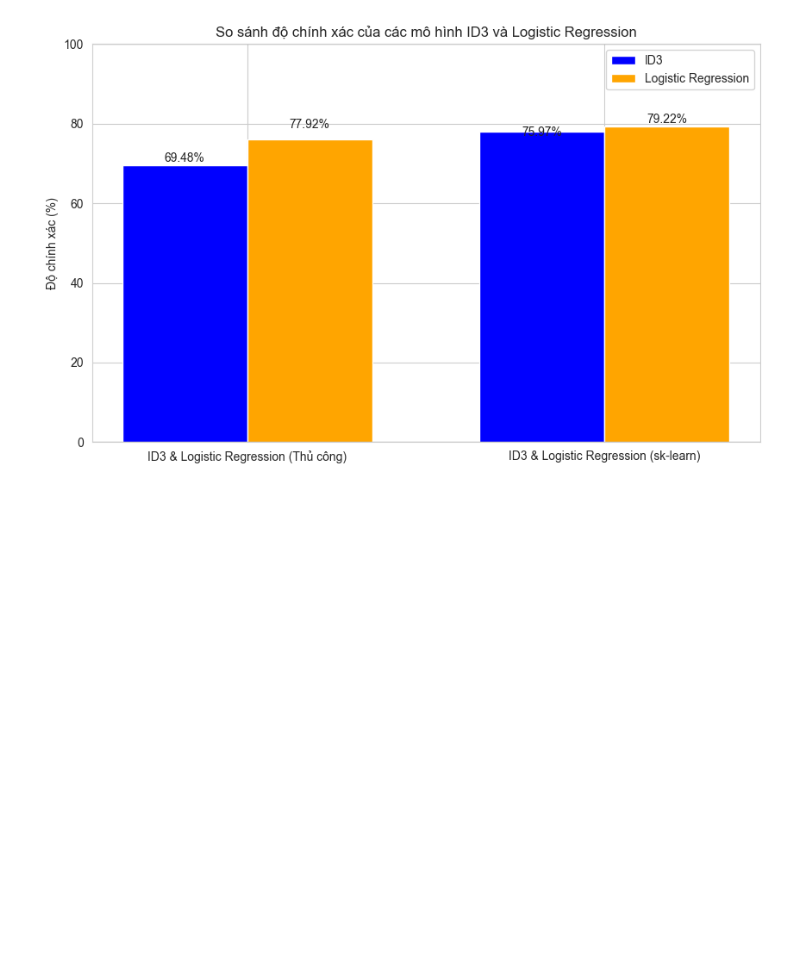
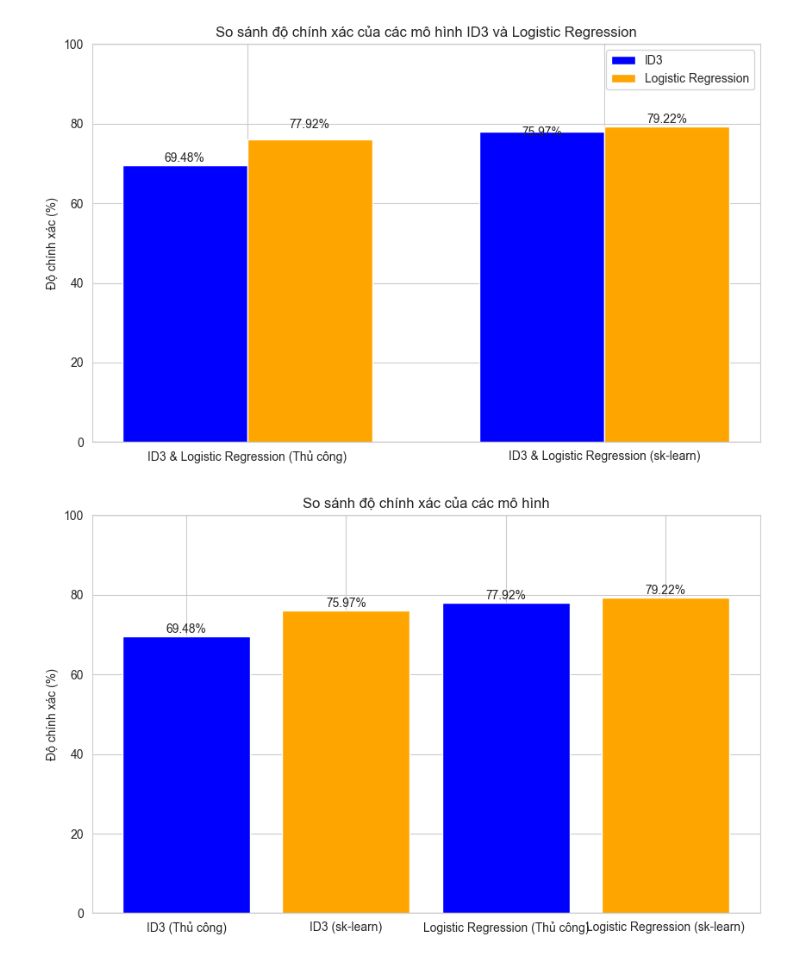
Before and after one commit to qnhat2004/Machine-learning, a Jupyter notebook: Diabetes-Prediction.ipynb, the cells around one changed output. Drawn from its saved outputs; the diff is of its cells as text; code cells hidden in the pictures; blank space fills up the shorter version.

```diff
--- a/Diabetes-Prediction.ipynb
+++ b/Diabetes-Prediction.ipynb
@@ -708,3 +702,36 @@ plt.legend()
 plt.show()
 # %% [output]
 [figure]
+# %%
+import numpy as np
+import matplotlib.pyplot as plt
+from sklearn.metrics import accuracy_score
+
+# Giả định các giá trị độ chính xác đã được tính toán trước
+accuracies = {
+    'ID3 (Thủ công)': accuracy_score(y_pred_id3_manual, y_test) * 100,
+    'ID3 (sk-learn)': accuracy_score(y_pred_id3_lib, y_test) * 100,
+    'Logistic Regression (Thủ công)': accuracy_score(y_pred_lr_manual, y_test) * 100,
+    'Logistic Regression (sk-learn)': accuracy_score(y_pred_lr_lib, y_test) * 100
+}
+
+# Danh sách tên mô hình và độ chính xác
+model_names, accuracy_values = zip(*accuracies.items())
+
+# Vẽ biểu đồ
+plt.figure(figsize=(10, 6))
+plt.bar(model_names, accuracy_values, color=['blue', 'orange', 'blue', 'orange'])
+plt.ylim(0, 100)
+plt.ylabel('Độ chính xác (%)')
+plt.title('So sánh độ chính xác của các mô hình')
+plt.axhline(y=0, color='black', linewidth=0.8)
+plt.axhline(y=100, color='black', linewidth=0.8)
+
+# Thêm giá trị vào các thanh
+for i, value in enumerate(accuracy_values):
+    plt.text(i, value + 1, f'{value:.2f}%', ha='center')
+
+# Hiển thị biểu đồ
+plt.show()
+# %% [output]
+[figure, added]
```
Also changed, not shown: parts of 2 cells of this notebook.
